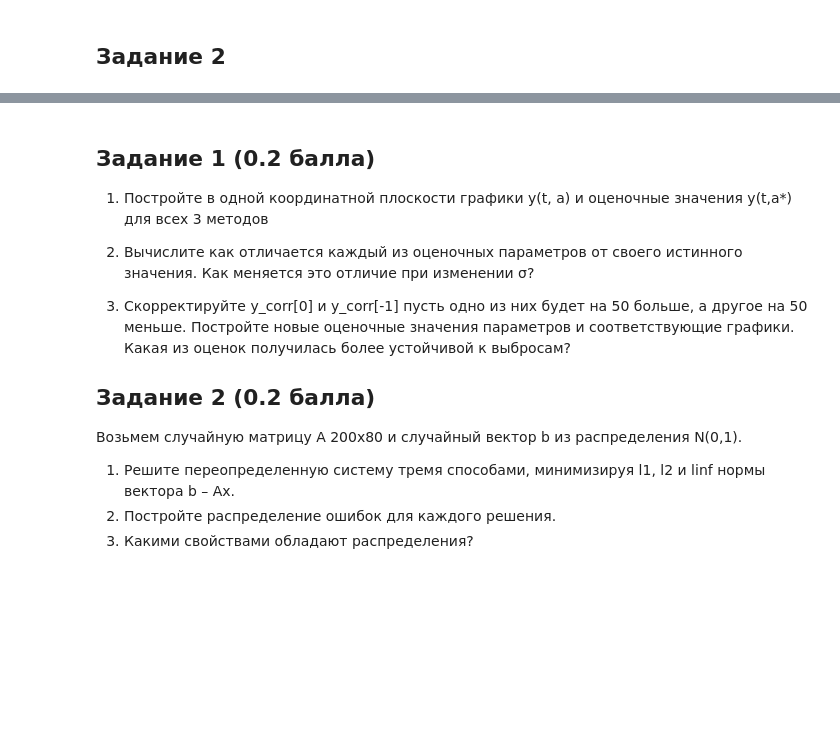
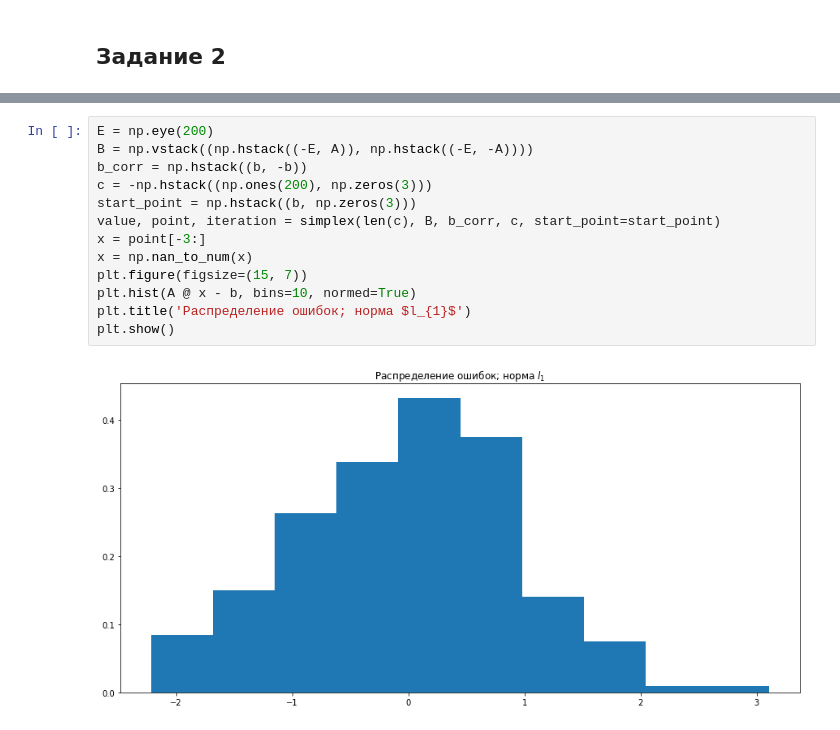
Before and after one commit to svinkapeppa/5-term, a Jupyter notebook: optimization/1.ipynb, the cells around one changed output, grey strips where cells are left out. Cells and saved outputs as stored; diff of their text form; blank space fills up the shorter version.

```diff
--- a/optimization/1.ipynb
+++ b/optimization/1.ipynb
@@ -626,13 +815,15 @@ plt.show()
-# %% [markdown]
-## Задание 1 (0.2 балла)
-1.	Постройте в одной координатной плоскости графики у(t, a) и  оценочные значения y(t,a*) для всех 3 методов
-
-2.	Вычислите как отличается каждый из оценочных параметров от своего истинного значения. Как меняется это отличие при изменении σ?
-3.	Скорректируйте y_corr[0]  и y_corr[-1] пусть одно из них будет на 50 больше, а другое на 50 меньше. Постройте новые оценочные значения параметров  и соответствующие графики. Какая из оценок получилась более устойчивой к выбросам?
-
-## Задание 2 (0.2 балла)
-Возьмем случайную матрицу A  200x80 и случайный вектор b из распределения N(0,1).
-
-1. Решите переопределенную систему тремя способами, минимизируя l1, l2 и linf нормы вектора b – Ax.
-2. Постройте распределение ошибок для каждого решения.
-3. Какими свойствами обладают распределения?
+# %%
+E = np.eye(200)
+B = np.vstack((np.hstack((-E, A)), np.hstack((-E, -A))))
+b_corr = np.hstack((b, -b))
+c = -np.hstack((np.ones(200), np.zeros(3)))
+start_point = np.hstack((b, np.zeros(3)))
+value, point, iteration = simplex(len(c), B, b_corr, c, start_point=start_point)
+x = point[-3:]
+x = np.nan_to_num(x)
+plt.figure(figsize=(15, 7))
+plt.hist(A @ x - b, bins=10, normed=True)
+plt.title('Распределение ошибок; норма $l_{1}$')
+plt.show()
+# %% [output]
+[figure, added]
```
Also changed, not shown: parts of 33 cells of this notebook.
